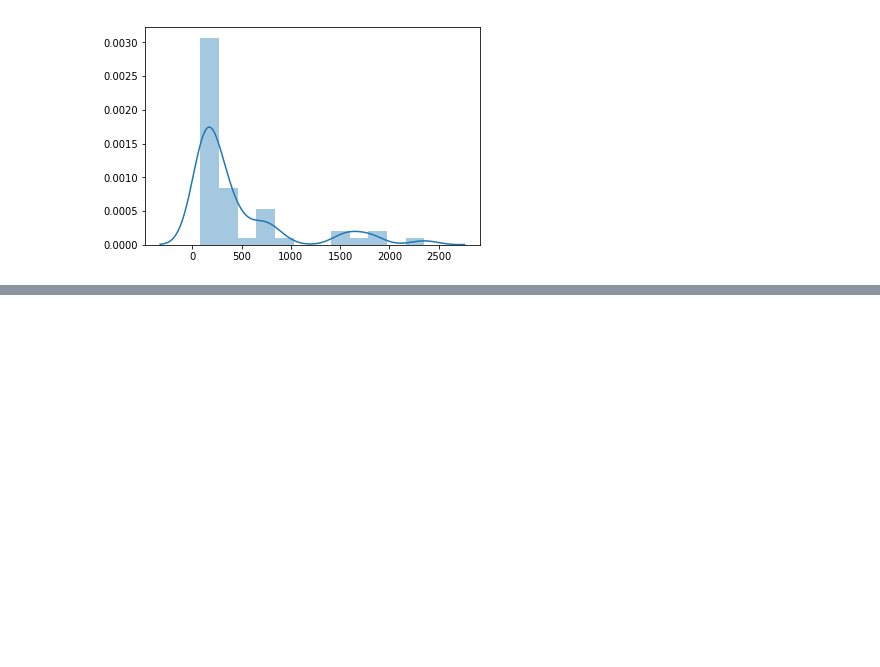
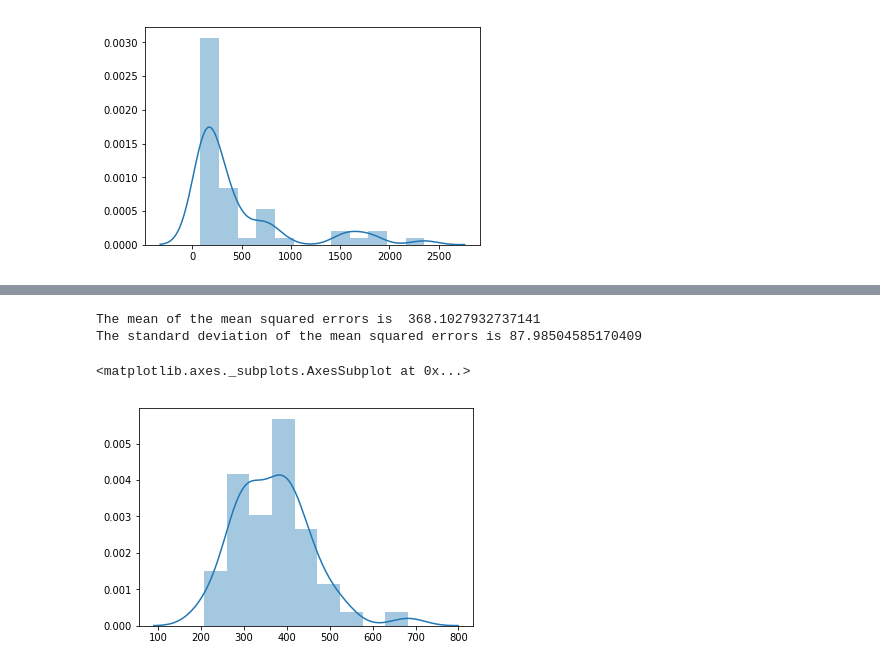
Before and after one commit to rcmtavares/coursera-capstone-project, a Jupyter notebook: DL0101EN-Final-assignment.ipynb, the cells around one changed output, grey strips where cells are left out. Drawn from its saved outputs; the diff is of its cells as text; code cells hidden in the pictures; blank space fills up the shorter version.

Commit message:
Part B complete

```diff
--- a/DL0101EN-Final-assignment.ipynb
+++ b/DL0101EN-Final-assignment.ipynb
@@ -181,0 +184,4 @@ sns.distplot(mse_list)
+# %%
+# Normalize the input data by subtracting the mean and dividing by standard deviation
+predictors_norm = (predictors - predictors.mean()) / predictors.std()
+predictors_norm.head()
@@ -181,0 +195,30 @@ sns.distplot(mse_list)
+# %%
+# Repeat the steps in Part A, but this time with the normalized data
+
+# Create the list of mean squared errors
+mse_list = []
+# Repeat 50 times the data split, model training and evaluation
+for iteration in range(1,51):
+    print(f'--------------------------- ITERATION #{iteration} -----------------------')
+
+    # Randomly split the data into a training (70%) and test (30%) sets
+    predictors_train, predictors_test, target_train, target_test = train_test_split( predictors_norm, target, test_size=0.30, random_state=iteration)
+
+    # Create the neural network model
+    model = Sequential()
+    model.add(Dense(10, activation='relu', input_shape=(n_cols,))) # Hidden layer with 10 neurons, Relu activation function and Input layer with n_cols neurons
+    model.add(Dense(1)) # Output Layer with one neuron, as we are dealing with a regression model with one output
+
+    # compile model
+    model.compile(optimizer='adam', loss='mean_squared_error') # compile the model, using the adam optimizer and mean_squared_error loss function
+
+    # train and fit the model
+    model.fit(predictors_train, target_train, epochs=50, verbose=1)
+
+    # Make predictions with the test set
+    target_hat = model.predict(predictors_test)
+
+    # Evaluate the prediction using the mean squared error metric
+    mse = mean_squared_error( target_test, target_hat )
+    print('Mean Squared Error:', mse)
+    mse_list.append(mse)
@@ -181,0 +263,14 @@ sns.distplot(mse_list)
+# %%
+# Report the mean and the standard deviation of the mean squared errors
+mean = np.mean(mse_list)
+stdev = np.std(mse_list)
+print('The mean of the mean squared errors is ', mean)
+print('The standard deviation of the mean squared errors is', stdev)
+# %% [output]
+The mean of the mean squared errors is  368.1027932737141
+The standard deviation of the mean squared errors is 87.98504585170409
+# %%
+sns.distplot(mse_list)
+# %% [output]
+<matplotlib.axes._subplots.AxesSubplot at 0x...>
+[figure, added]
```
Also changed, not shown: parts of 5 cells of this notebook.
